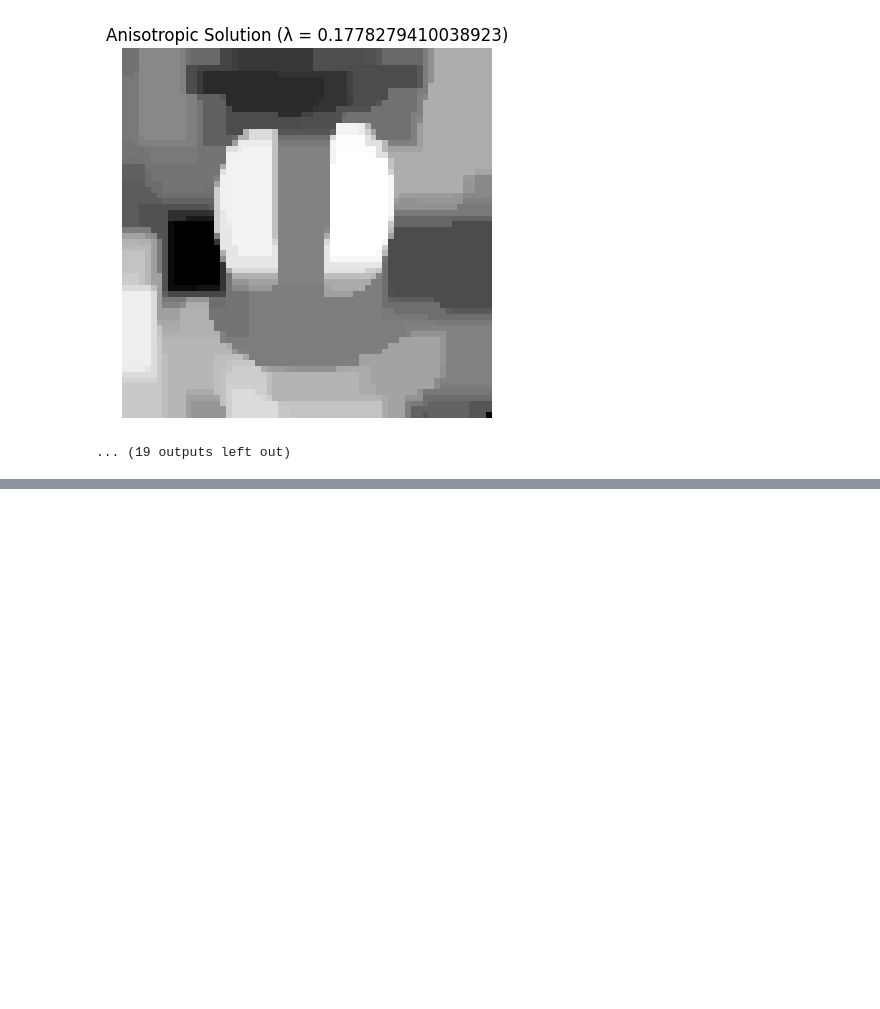
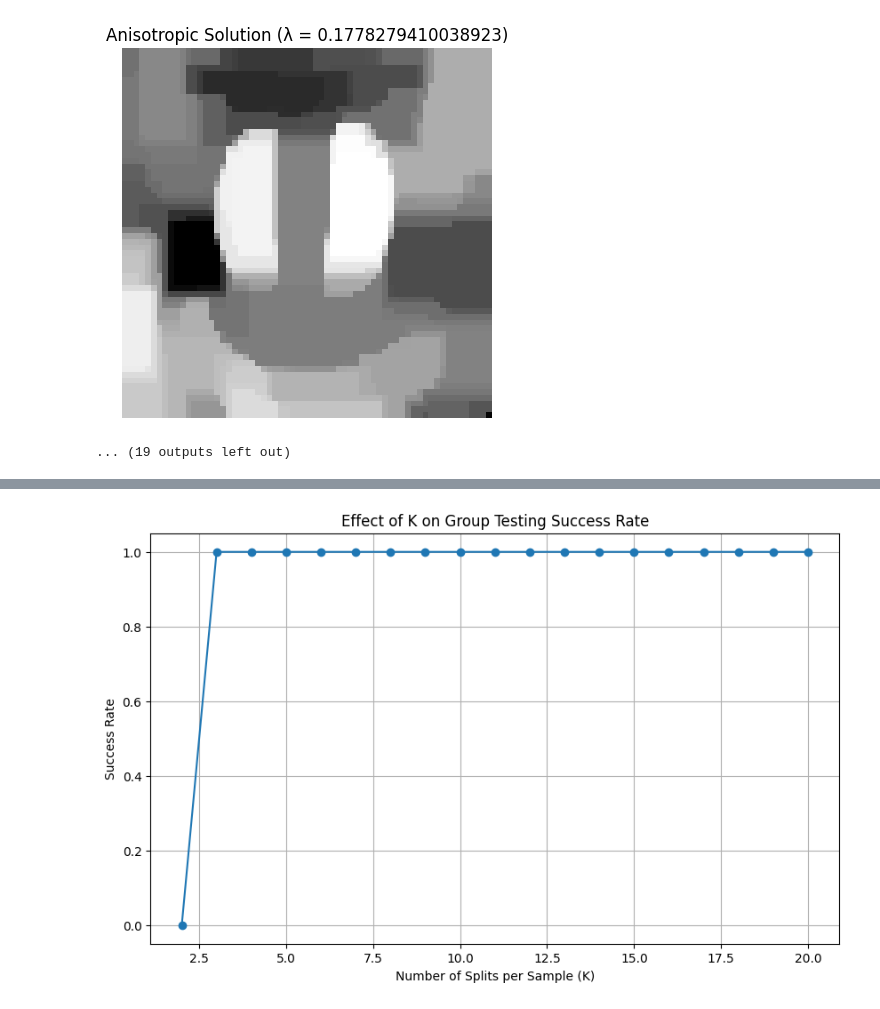
Before and after one commit to AmirHosseinNaghdi2003/convex-optimization, a Jupyter notebook: CHW1/CO_CHW1.ipynb, the cells around one changed output, grey strips where cells are left out. Saved outputs shown, nothing was run; the diff lists cells and outputs as text; code cells hidden in the pictures; blank space fills up the shorter version.

```diff
--- a/CHW1/CO_CHW1.ipynb
+++ b/CHW1/CO_CHW1.ipynb
@@ -314,0 +322,44 @@ Anisotropic Objective Value: 22.49616861304279
+# %%
+import numpy as np
+import cvxpy as cp
+import matplotlib.pyplot as plt
+
+N = 1000
+S = 10
+M = 100
+
+ind0 = np.random.choice(N, S, replace=False)
+x0 = np.zeros(N)
+x0[ind0] = np.random.rand(S)
+
+success_rates = []
+K_values = range(2, 21)
+
+for K in K_values:
+
+    A = np.zeros((M, N))
+    for i in np.arange(N):
+        ind = np.random.choice(M, K, replace=False)
+        A[ind, i] = 1
+
+    y = A @ x0
+
+    x = cp.Variable(N, nonneg=True)
+    objective = cp.Minimize(cp.norm1(x))
+    constraints = [A @ x == y]
+    problem = cp.Problem(objective, constraints)
+    problem.solve()
+
+    identified = np.where(x.value > 1e-4)[0]
+    success = np.array_equal(np.sort(identified), np.sort(ind0))
+    success_rates.append(success)
+
+plt.figure(figsize=(10, 6))
+plt.plot(K_values, success_rates, marker='o')
+plt.xlabel('Number of Splits per Sample (K)')
+plt.ylabel('Success Rate')
+plt.title('Effect of K on Group Testing Success Rate')
+plt.grid(True)
+plt.show()
+# %% [output]
+[figure, added]
```
Also changed, not shown: parts of 13 cells of this notebook, 1 other file.
